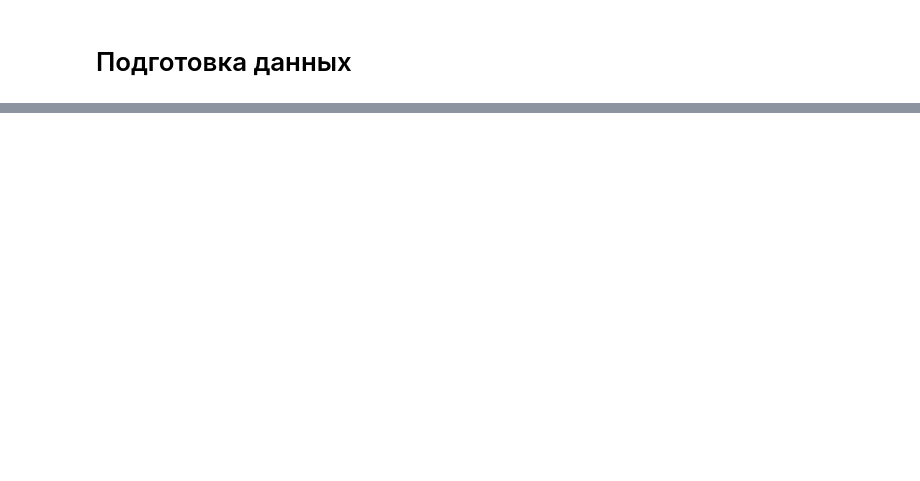
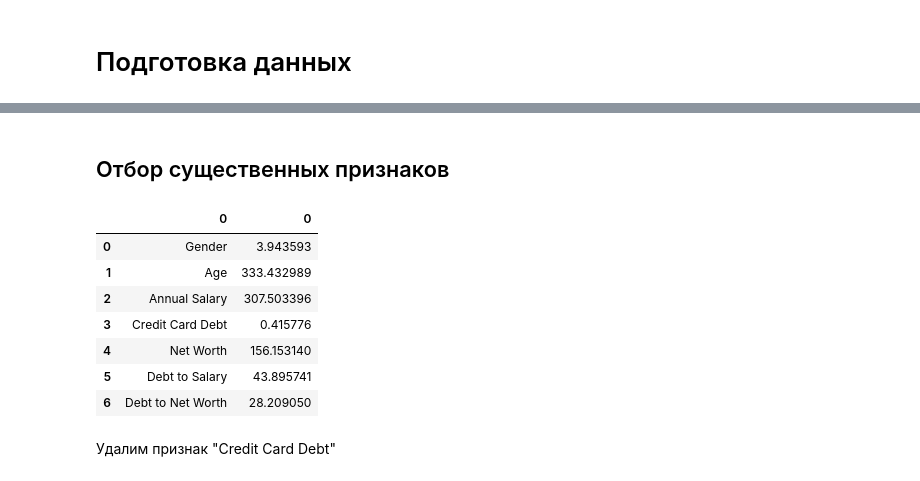
Before and after one commit to maxi7665/IAD, a Jupyter notebook: lab1/lab1.ipynb, the cells around one changed output, grey strips where cells are left out. Cells and saved outputs as stored; diff of their text form; code cells hidden in the pictures; blank space fills up the shorter version.

```diff
--- a/lab1/lab1.ipynb
+++ b/lab1/lab1.ipynb
@@ -221,5 +220,0 @@ Name: Car Purchase Amount, dtype: float64
-# %%
-# Отношение долга к годовому доходу
-ds["Debt to Salary"] = ds["Credit Card Debt"] / ds["Annual Salary"]
-# Отношение долга к общему имуществу
-ds["Debt to Net Worth"] = ds["Credit Card Debt"] / ds["Net Worth"]
@@ -227,0 +233,5 @@ ds["Debt to Net Worth"] = ds["Credit Card Debt"] / ds["Net Worth"]
+# %%
+gender_mean = ds["Gender"].mean()
+ds["Gender"] = ds["Gender"].fillna(gender_mean)
+ds_copy["Gender"] = ds_copy["Gender"].fillna(gender_mean)
+ds_copy.info()
@@ -227,0 +257,27 @@ ds["Debt to Net Worth"] = ds["Credit Card Debt"] / ds["Net Worth"]
+# %% [markdown]
+## Отбор существенных признаков
+# %%
+from sklearn.feature_selection import SelectKBest, f_regression
+
+#Разделяем датасет на признаки и метки
+x=ds_copy.iloc[:,3:11].drop(columns=["Car Purchase Amount"])
+y=ds_copy["Car Purchase Amount"]
+
+#Отбор признаков
+bestfeatures = SelectKBest(f_regression, k=5)
+fit = bestfeatures.fit(x, y)
+scores = pd.DataFrame(fit.scores_)
+columns = pd.DataFrame(x.columns)
+featScores = pd.concat([columns, scores], axis=1)
+featScores
+# %% [output]
+|  | 0 | 0 |
+| 0 | Gender | 3.943593 |
+| 1 | Age | 333.432989 |
+| 2 | Annual Salary | 307.503396 |
+| 3 | Credit Card Debt | 0.415776 |
+| 4 | Net Worth | 156.153140 |
+| 5 | Debt to Salary | 43.895741 |
+| 6 | Debt to Net Worth | 28.209050 |
+# %% [markdown]
+Удалим признак "Credit Card Debt"
```
Also changed, not shown: parts of 7 cells of this notebook.
